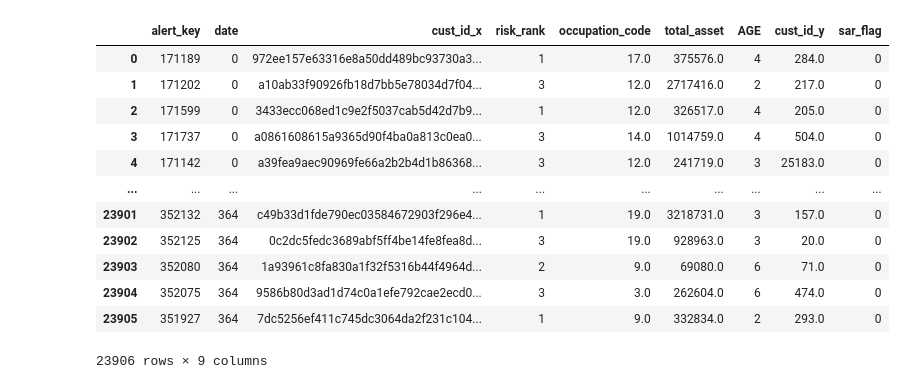
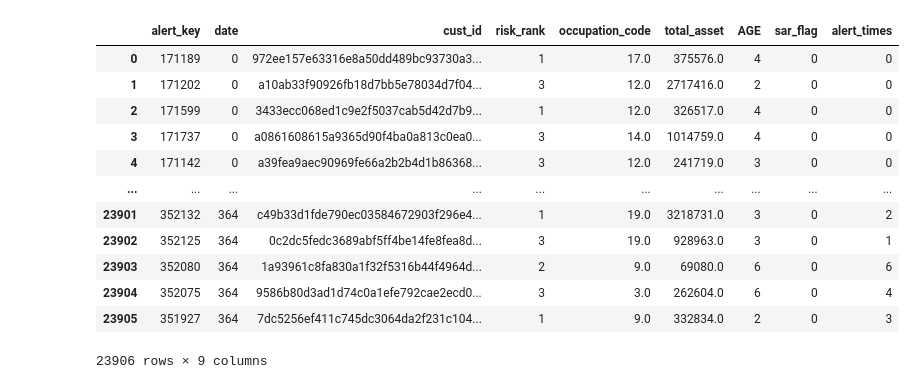
Before and after one commit to timliu986/Money_Laundering, a Jupyter notebook: logistic_regression.ipynb, the cells around one changed output. Cells and saved outputs as stored; diff of their text form; code cells hidden in the pictures.

```diff
--- a/logistic_regression.ipynb
+++ b/logistic_regression.ipynb
@@ -8,23 +9,33 @@ from sklearn.metrics import RocCurveDisplay
 # %%
 df_alert_date = pd.read_csv("./訓練資料集_first/train_x_alert_date.csv")
 df_custinfo = pd.read_csv("./訓練資料集_first/public_train_x_custinfo_full_hashed.csv")
-df_dp = pd.read_csv("./訓練資料集_first/public_train_x_dp_full_hashed.csv")
+# df_dp = pd.read_csv("./訓練資料集_first/public_train_x_dp_full_hashed.csv")
 df_answer = pd.read_csv("./訓練資料集_first/train_y_answer.csv")
 data = df_alert_date.merge(df_custinfo, how= 'left', on = 'alert_key')
-data = data.merge(df_dp['cust_id'].value_counts(), how = 'left', left_on='cust_id', right_index=True)
+# data = data.merge(df_dp['cust_id'].value_counts(), how = 'left', left_on='cust_id', right_index=True)
 data = data.merge(df_answer, how= 'left', on = 'alert_key')
+alert_times_dict = {}
+alert_times_list = []
+for i, row in data.iterrows():
+    if alert_times_dict.__contains__(row.cust_id):
+        alert_times_list.append(alert_times_dict[row.cust_id])
+        alert_times_dict[row.cust_id] += 1
+    else :
+        alert_times_list.append(0)
+        alert_times_dict[row.cust_id] = 1
+data['alert_times'] = alert_times_list
 data
 # %% [output]
-|  | alert_key | date | cust_id_x | risk_rank | occupation_code | total_asset | AGE | cust_id_y | sar_flag |
-| 0 | 171189 | 0 | 972ee157e63316e8a50dd489bc93730a3... | 1 | 17.0 | 375576.0 | 4 | 284.0 | 0 |
-| 1 | 171202 | 0 | a10ab33f90926fb18d7bb5e78034d7f04... | 3 | 12.0 | 2717416.0 | 2 | 217.0 | 0 |
-| 2 | 171599 | 0 | 3433ecc068ed1c9e2f5037cab5d42d7b9... | 1 | 12.0 | 326517.0 | 4 | 205.0 | 0 |
-| 3 | 171737 | 0 | a0861608615a9365d90f4ba0a813c0ea0... | 3 | 14.0 | 1014759.0 | 4 | 504.0 | 0 |
-| 4 | 171142 | 0 | a39fea9aec90969fe66a2b2b4d1b86368... | 3 | 12.0 | 241719.0 | 3 | 25183.0 | 0 |
+|  | alert_key | date | cust_id | risk_rank | occupation_code | total_asset | AGE | sar_flag | alert_times |
+| 0 | 171189 | 0 | 972ee157e63316e8a50dd489bc93730a3... | 1 | 17.0 | 375576.0 | 4 | 0 | 0 |
+| 1 | 171202 | 0 | a10ab33f90926fb18d7bb5e78034d7f04... | 3 | 12.0 | 2717416.0 | 2 | 0 | 0 |
+| 2 | 171599 | 0 | 3433ecc068ed1c9e2f5037cab5d42d7b9... | 1 | 12.0 | 326517.0 | 4 | 0 | 0 |
+| 3 | 171737 | 0 | a0861608615a9365d90f4ba0a813c0ea0... | 3 | 14.0 | 1014759.0 | 4 | 0 | 0 |
+| 4 | 171142 | 0 | a39fea9aec90969fe66a2b2b4d1b86368... | 3 | 12.0 | 241719.0 | 3 | 0 | 0 |
 | ... | ... | ... | ... | ... | ... | ... | ... | ... | ... |
-| 23901 | 352132 | 364 | c49b33d1fde790ec03584672903f296e4... | 1 | 19.0 | 3218731.0 | 3 | 157.0 | 0 |
-| 23902 | 352125 | 364 | 0c2dc5fedc3689abf5ff4be14fe8fea8d... | 3 | 19.0 | 928963.0 | 3 | 20.0 | 0 |
-| 23903 | 352080 | 364 | 1a93961c8fa830a1f32f5316b44f4964d... | 2 | 9.0 | 69080.0 | 6 | 71.0 | 0 |
-| 23904 | 352075 | 364 | 9586b80d3ad1d74c0a1efe792cae2ecd0... | 3 | 3.0 | 262604.0 | 6 | 474.0 | 0 |
-| 23905 | 351927 | 364 | 7dc5256ef411c745dc3064da2f231c104... | 1 | 9.0 | 332834.0 | 2 | 293.0 | 0 |
+| 23901 | 352132 | 364 | c49b33d1fde790ec03584672903f296e4... | 1 | 19.0 | 3218731.0 | 3 | 0 | 2 |
+| 23902 | 352125 | 364 | 0c2dc5fedc3689abf5ff4be14fe8fea8d... | 3 | 19.0 | 928963.0 | 3 | 0 | 1 |
+| 23903 | 352080 | 364 | 1a93961c8fa830a1f32f5316b44f4964d... | 2 | 9.0 | 69080.0 | 6 | 0 | 6 |
+| 23904 | 352075 | 364 | 9586b80d3ad1d74c0a1efe792cae2ecd0... | 3 | 3.0 | 262604.0 | 6 | 0 | 4 |
+| 23905 | 351927 | 364 | 7dc5256ef411c745dc3064da2f231c104... | 1 | 9.0 | 332834.0 | 2 | 0 | 3 |
 23906 rows × 9 columns
```
Also changed, not shown: parts of 11 cells of this notebook, 2 other files.
